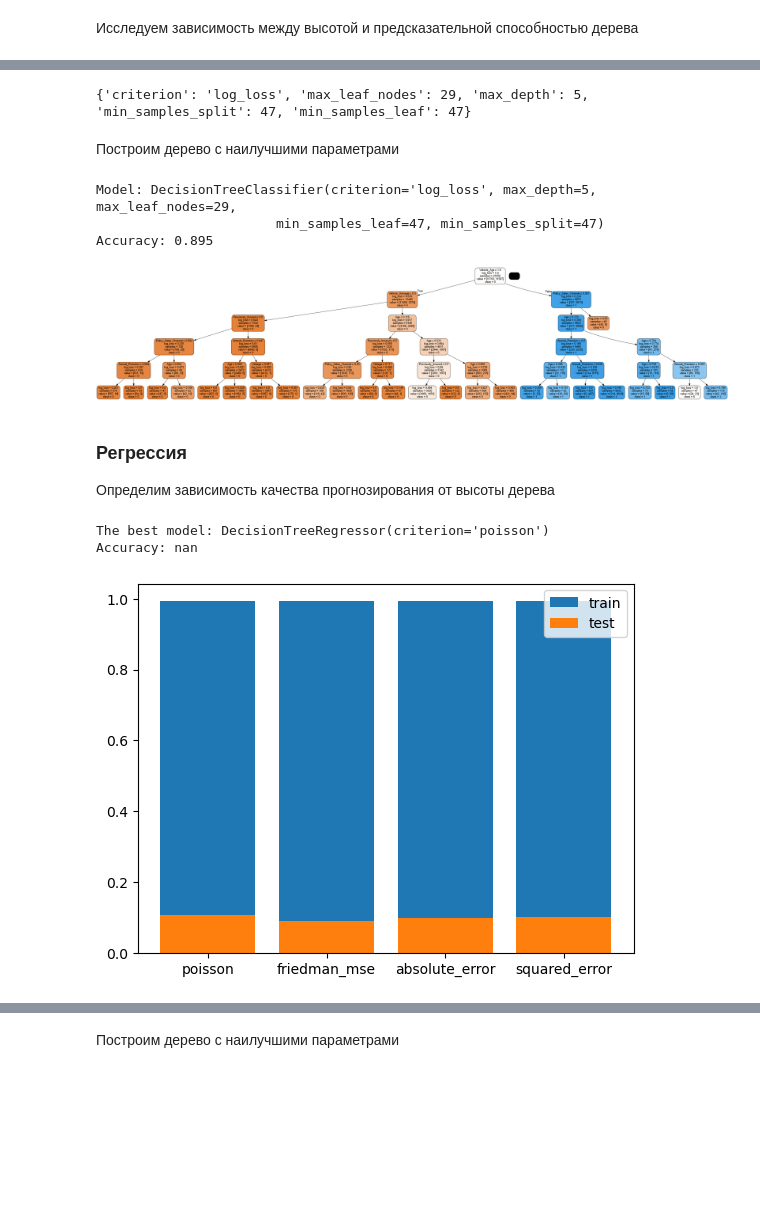
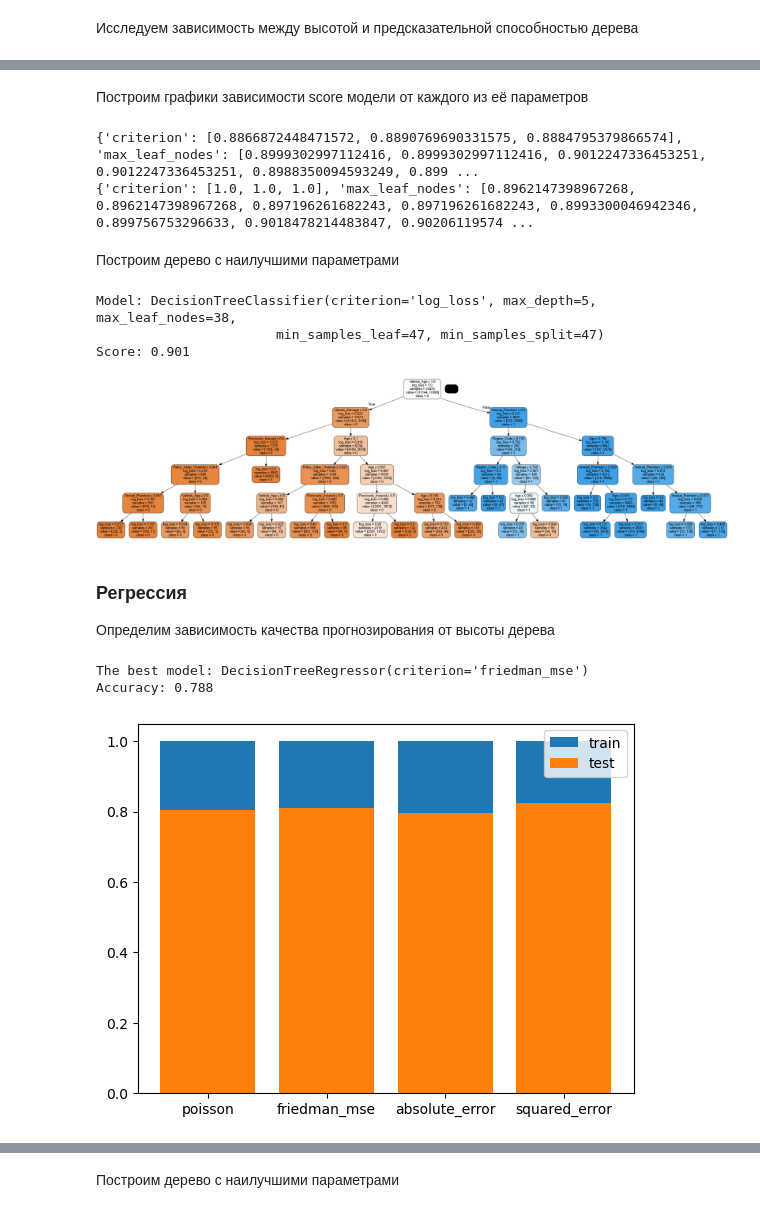
Before and after one commit to fongradnastya/data_analisys4, a Jupyter notebook: notebooks/work.ipynb, the cells around one changed output, grey strips where cells are left out. Drawn from its saved outputs; the diff is of its cells as text; code cells hidden in the pictures; blank space fills up the shorter version.

Commit message:
Started building common graphs

```diff
--- a/notebooks/work.ipynb
+++ b/notebooks/work.ipynb
@@ -165,5 +171,5 @@ x_train_r, x_test_r, y_train_r, y_test_r = train_test_split(x, y, test_size=0.3,
 # %%
-def create_model(params, is_regression=False):
+def create_best_model(params, is_regression=False):
     if is_regression:
         model = DecisionTreeRegressor(**params)
         model.fit(x_train_r, y_train_r)
@@ -173,20 +179,29 @@ def create_model(params, is_regression=False):
         model.fit(x_train_c, y_train_c)
         score = model.score(x_test_c, y_test_c)
     print(f"Model: {model}")
-    print("Accuracy:", round(score, 3))
-    return model
+    print("Score:", round(score, 3))
+    return model, score
 # %%
-def build_grid(params, x_train, y_train, is_regression):
+def build_grid(params, x_train, y_train, x_test, y_test, is_regression):
     if not is_regression:
         tree = DecisionTreeClassifier()
+        grid = GridSearchCV(tree, params, scoring='roc_auc')
     else:
         tree = DecisionTreeRegressor()
-    grid = GridSearchCV(tree, params, scoring='roc_auc')
+        grid = GridSearchCV(tree, params, scoring='neg_mean_squared_error')
     grid.fit(x_train, y_train)
+    if not is_regression:
+        score = grid.best_score_
+    else:
+        y_pred = grid.predict(x_test) if hasattr(grid, "predict") else grid.fit(x_test)[0]
+        score = r2_score(y_test, y_pred)
     print(f"The best model: {grid.best_estimator_}")
-    print("Accuracy:", round(grid.best_score_, 3))
+    print("Accuracy:", round(score, 3))
     cross_val_score = grid.cv_results_["mean_test_score"]
     return cross_val_score, grid.best_params_
+# %%
+train_acc = {}
+test_acc = {}
 # %%
 def test_parameters(parameters, x_train, y_train, x_test, y_test, is_regression=False):
     """
@@ -194,31 +209,27 @@ def test_parameters(parameters, x_train, y_train, x_test, y_test, is_regression=
     :param parameters: список тестируемых параметров
     :return: Модель с лучшими параметрами
     """
-    train_acc = []
-    test_acc = []
-    clfs = []
     parameter_name = next(iter(parameters.keys()))
+    train_acc[parameter_name] = []
+    test_acc[parameter_name] = []
     for parameter in parameters[parameter_name]:
         value = {parameter_name: parameter}
         if is_regression:
             clf = DecisionTreeRegressor(**value)
         else:
             clf = DecisionTreeClassifier(**value)
-        clfs.append(clf)
         clf.fit(x_train, y_train)
         if not is_regression:
             y_pred_train = clf.predict(x_train)
             y_pred_test = clf.predict(x_test)
-            train_acc.append(accuracy_score(y_train, y_pred_train))
-            test_acc.append(accuracy_score(y_test, y_pred_test))
+            train_acc[parameter_name].append(accuracy_score(y_train, y_pred_train))
+            test_acc[parameter_name].append(accuracy_score(y_test, y_pred_test))
         else:
-            train_acc.append(clf.score(x_train, y_train))
-            test_acc.append(clf.score(x_test, y_test))
-    cross_val_acc, best_param = build_grid(parameters, x_train, y_train, is_regression)
-    if parameter_name != "criterion":
-        plot_accuracy_graph(parameters[parameter_name], parameter_name, train_acc, test_acc, regression=is_regression)
-    else:
-        plot_criteria(parameters[parameter_name], train_acc, test_acc)
+            train_acc[parameter_name].append(clf.score(x_train, y_train))
+            test_acc[parameter_name].append(clf.score(x_test, y_test))
+    cross_val_acc, best_param = build_grid(parameters, x_train, y_train, x_test, y_test, is_regression)
+        #plot_accuracy_graph(parameters[parameter_name], parameter_name, train_acc, test_acc, regression=is_regression)
+        #plot_criteria(parameters[parameter_name], train_acc, test_acc)
     return best_param[parameter_name]
 # %%
 def plot_criteria(parameters, train_acc, test_acc, cross_acc=None):
@@ -330,17 +335,22 @@ Accuracy: 0.969
-# %%
-print(best_parameters)
-# %% [output]
-{'criterion': 'log_loss', 'max_leaf_nodes': 29, 'max_depth': 5, 'min_samples_split': 47, 'min_samples_leaf': 47}
+# %% [markdown]
+Построим графики зависимости score модели от каждого из её параметров
+# %%
+print(test_acc)
+print(train_acc)
+compare_parameters(test_acc, train_acc)
+# %% [output]
+{'criterion': [0.8866872448471572, 0.8890769690331575, 0.8884795379866574], 'max_leaf_nodes': [0.8999302997112416, 0.8999302997112416, 0.9012247336453251, 0.9012247336453251, 0.8988350094593249, 0.899 ...
+{'criterion': [1.0, 1.0, 1.0], 'max_leaf_nodes': [0.8962147398967268, 0.8962147398967268, 0.897196261682243, 0.897196261682243, 0.8993300046942346, 0.899756753296633, 0.9018478214483847, 0.90206119574 ...
 # %% [markdown]
 Построим дерево с наилучшими параметрами
 # %%
-model = create_model(best_parameters)
+model, class_score = create_best_model(best_parameters)
 plot_tree_image(model, class_all, "class_tree.png")
 # %% [output]
-Model: DecisionTreeClassifier(criterion='log_loss', max_depth=5, max_leaf_nodes=29,
+Model: DecisionTreeClassifier(criterion='log_loss', max_depth=5, max_leaf_nodes=38,
                        min_samples_leaf=47, min_samples_split=47)
-Accuracy: 0.895
+Score: 0.901
-[figure, old version]
+[figure, new version]
 # %% [markdown]
 ### Регрессия
 Определим зависимость качества прогнозирования от высоты дерева
@@ -351,9 +361,9 @@ params = {
 }
 best_parameters["criterion"] = test_parameters(params, x_train_r, y_train_r, x_test_r, y_test_r, is_regression=True)
 # %% [output]
-The best model: DecisionTreeRegressor(criterion='poisson')
-Accuracy: nan
+The best model: DecisionTreeRegressor(criterion='friedman_mse')
+Accuracy: 0.788
-[figure, old version]
+[figure, new version]
 # %%
 params = {
     "max_leaf_nodes": range(2, 40, 3)
```
Also changed, not shown: parts of 23 cells of this notebook, 4 other files.
